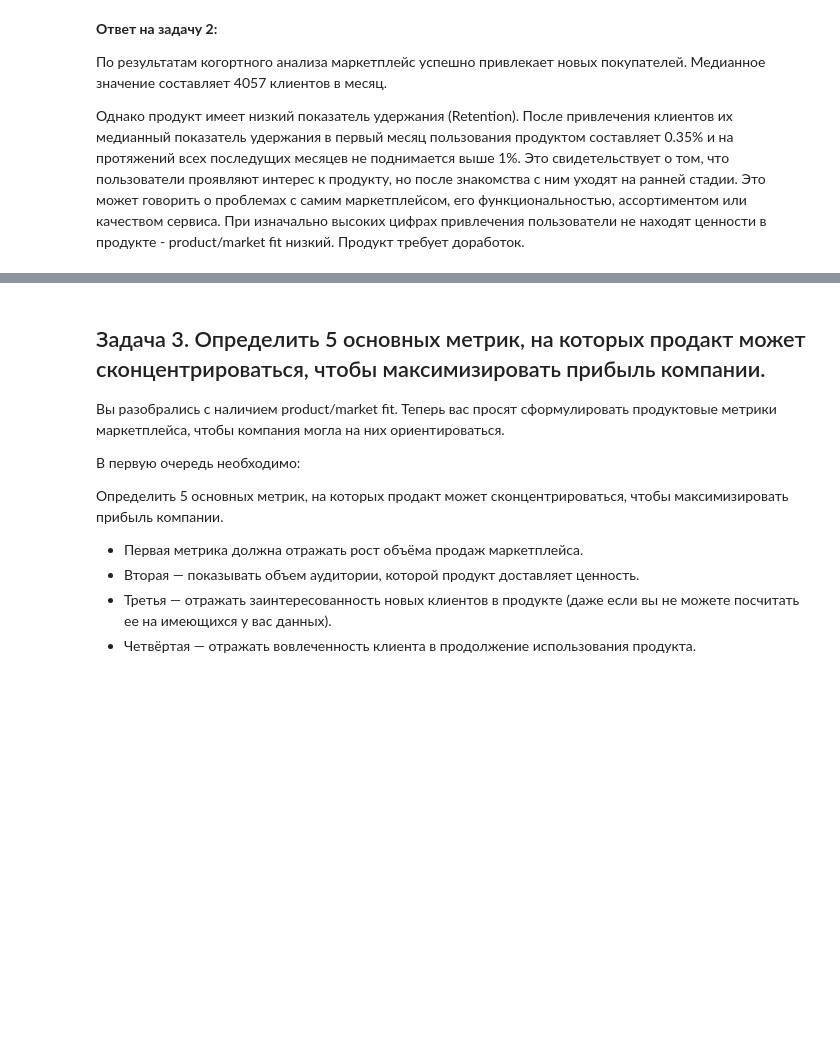
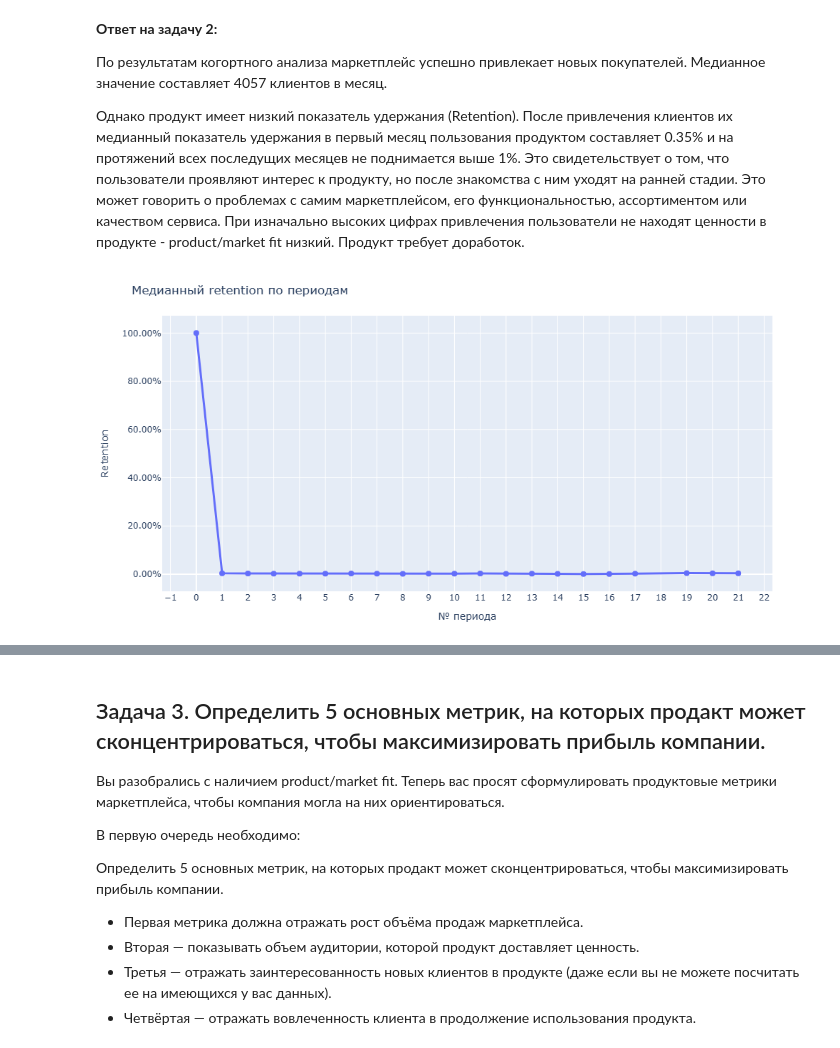
Before and after one commit to a-bulychev/marketplace_olist_brazilian_ecommerce, a Jupyter notebook: marketplace_olist.ipynb, the cells around one changed output, grey strips where cells are left out. Cells and saved outputs as stored; diff of their text form; code cells hidden in the pictures; blank space fills up the shorter version.

Commit message:
К интерактивным графикам Plotly добавлены статичные png для отображения на GitHub

```diff
--- a/marketplace_olist.ipynb
+++ b/marketplace_olist.ipynb
@@ -610,0 +525,33 @@ fig.show()
+# %%
+# Интерактивный график Plotly
+median_retention = retention_matrix.median().reset_index()
+median_retention.columns = ['period', 'retention']
+
+fig = px.line(
+    median_retention,
+    x='period',
+    y='retention',
+    markers=True,
+    title='Медианный retention по периодам',
+    labels={'period': '№ периода', 'retention': 'Retention'},
+)
+
+fig.update_yaxes(tickformat='.2%')
+fig.update_xaxes(dtick=1)
+fig.update_traces(line=dict(width=3), marker=dict(size=8))
+
+# Задаем единый размер для самой фигуры (для обоих вариантов)
+fig.update_layout(
+    autosize=False,
+    width=1000,     # ширина
+    height=500,     # высота
+    margin=dict(l=50, r=50, t=60, b=50) # отступы
+)
+
+# Интерактивный график
+fig.show()
+
+# Статичный график для GitHub
+fig.show("png")
+# %% [output]
+[figure, added]
```
Also changed, not shown: parts of 11 cells of this notebook.
